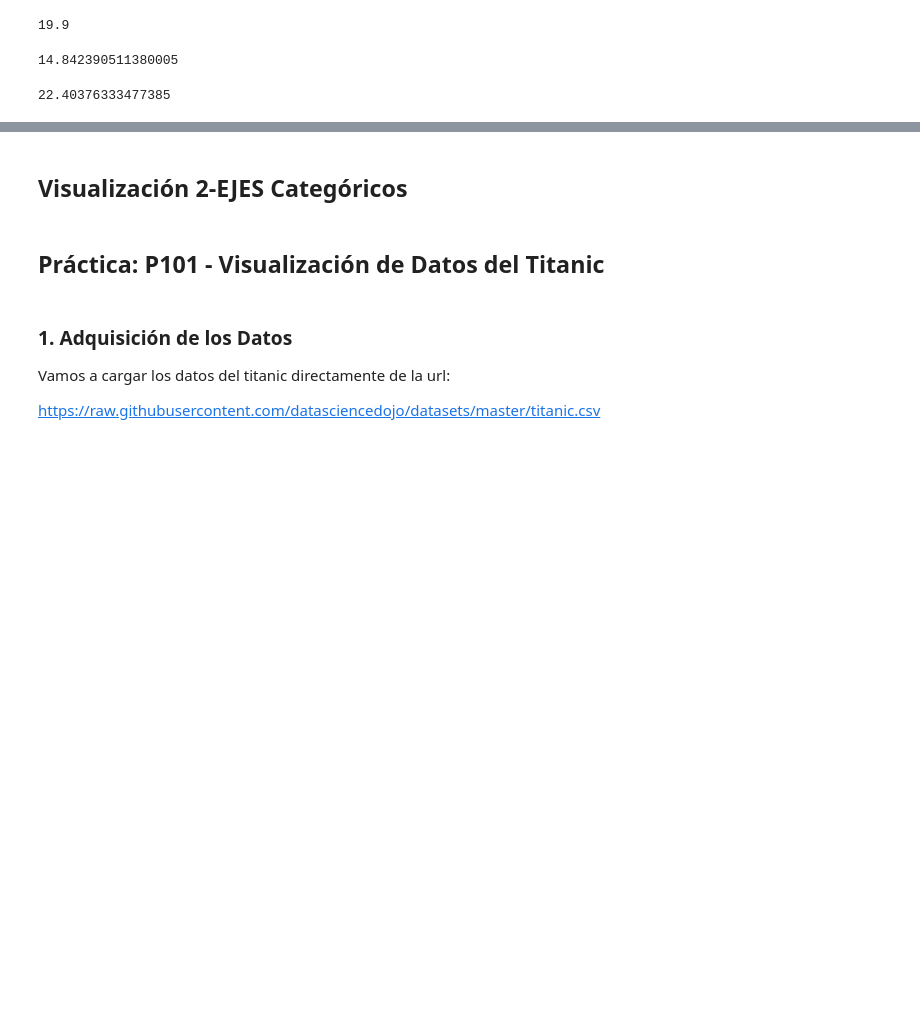
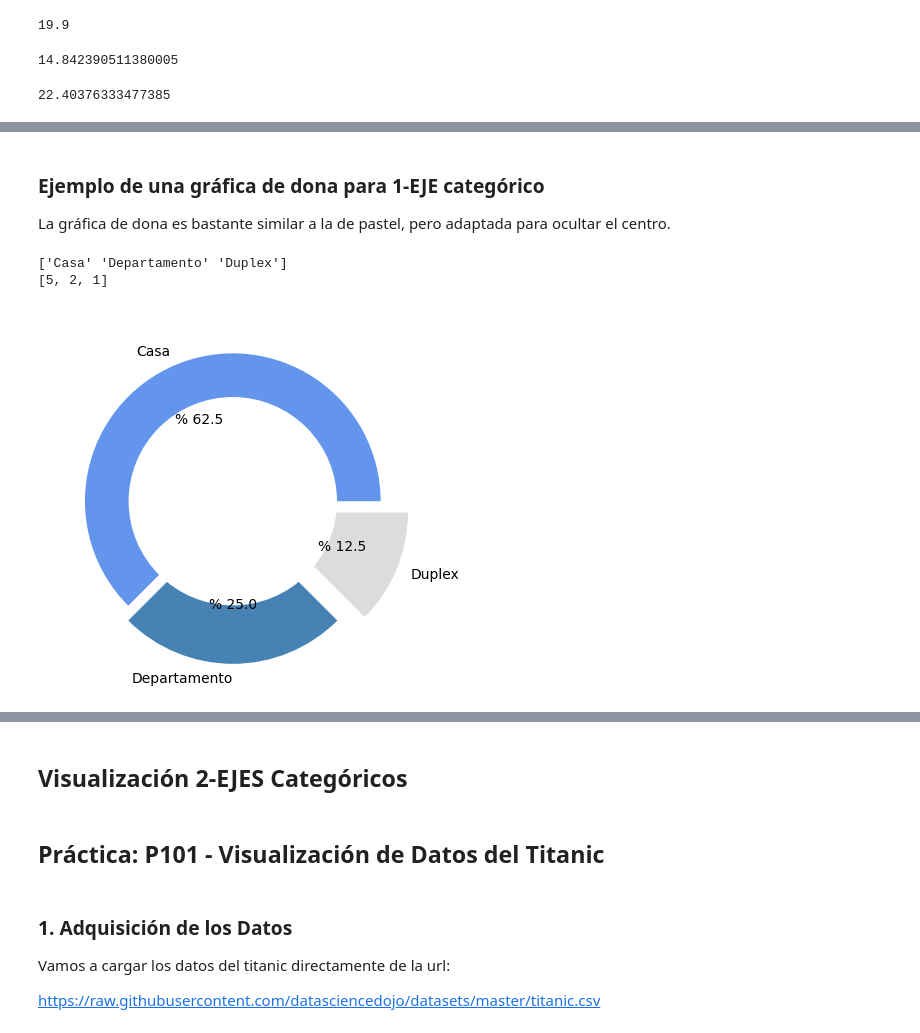
Before and after one commit to dragonnomada/pycien-2023, a Jupyter notebook: C103.ipynb, the cells around one changed output, grey strips where cells are left out. Saved outputs shown, nothing was run; the diff lists cells and outputs as text; code cells hidden in the pictures; blank space fills up the shorter version.

```diff
--- a/C103.ipynb
+++ b/C103.ipynb
@@ -173,0 +249,36 @@ Calcula manualmente los valores que veas en la gráficas, por ejemplo, los inter
+# %% [markdown]
+### Ejemplo de una gráfica de dona para 1-EJE categórico
+
+La gráfica de dona es bastante similar a la de pastel, pero adaptada para ocultar el centro.
+# %%
+import matplotlib.pyplot as plt
+import pandas as pd
+import numpy as np
+
+# Definimos un eje con valores categóricos
+x = pd.Series(["Casa", "Casa", "Departamento", "Departamento", "Casa", "Casa", "Duplex", "Casa"])
+
+# Obtenemos los valores únicos (las categorias distintas)
+labels = x.unique() # ["Casa", "Departamento", "Duplex"]
+
+print(labels)
+
+# Obtenemos el peso de cada categoría
+pesos = [x[x == label].count() for label in labels]
+
+print(pesos)
+
+# Graficar los pesos con sus etiquetas en un pastel
+plt.pie(pesos, labels=labels, autopct="%% %.1f",
+        colors=["cornflowerblue", "steelblue", "gainsboro"],
+        explode=[0, 0.1, 0.2])
+
+# Agregamos un círculo para dar el efecto de dona
+circle=plt.Circle( (0,0), 0.7, color="white")
+plt.gcf().gca().add_artist(circle)
+
+plt.show()
+# %% [output]
+['Casa' 'Departamento' 'Duplex']
+[5, 2, 1]
+[figure, added]
```
Also changed, not shown: parts of 31 cells of this notebook, 2 other files.
